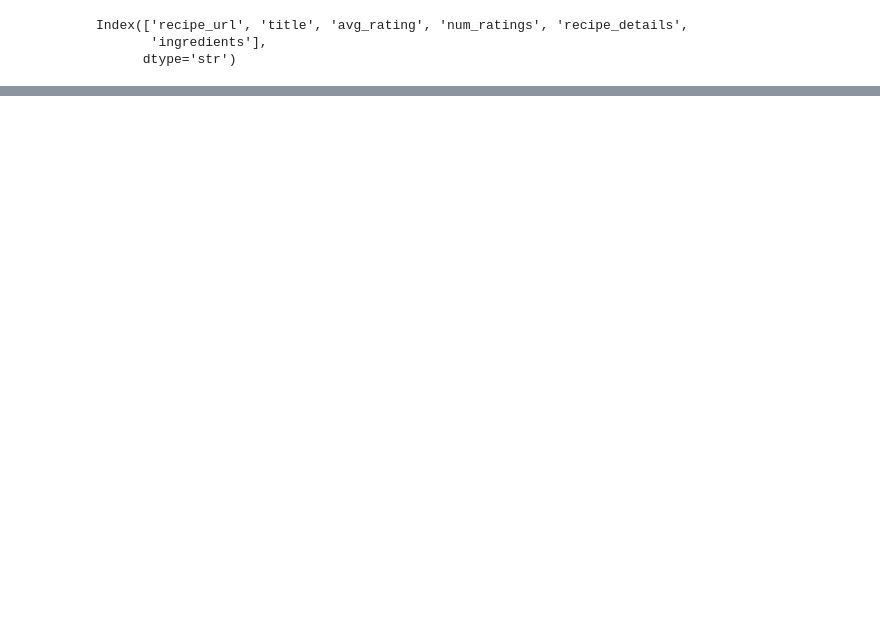
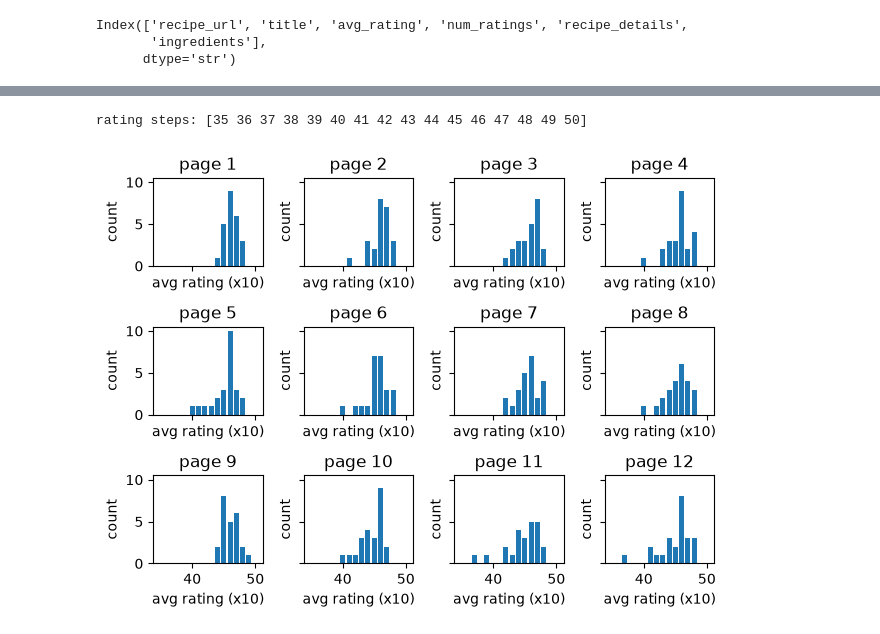
Before and after one commit to JayWearsSocks/your-average-cookie, a Jupyter notebook: cookie.ipynb, the cells around one changed output, grey strips where cells are left out. Cells and saved outputs as stored; diff of their text form; code cells hidden in the pictures; blank space fills up the shorter version.

```diff
--- a/cookie.ipynb
+++ b/cookie.ipynb
@@ -64,0 +144,31 @@ recipe_dataframe[recipe_dataframe["title"]=="Italian Cookies"]
+# %%
+fig, axes = plt.subplots(3, 4, sharex=True, sharey=True)
+rating_steps = np.arange(35, 51, 1)
+print(f'rating steps: {rating_steps}')
+
+for row in range(3):
+    for col in range(4):
+        page = 4*row + col + 1
+        page_ax = axes[row][col]
+
+        page_data = recipes_perpage[recipes_perpage["page"] == page]
+        page_ratings = page_data["avg_rating"].values
+
+        rating_counts = []
+        for r in rating_steps:
+            count = 0
+            for rating in page_ratings:
+                if int(rating*10) == r:
+                    count += 1
+            rating_counts.append(count)
+
+        page_ax.set_title(f'page {page}')
+        page_ax.set_xlabel('avg rating (x10)')
+        page_ax.set_ylabel('count')
+        page_ax.bar(x=rating_steps, height=rating_counts)
+
+
+fig.tight_layout()
+# %% [output]
+rating steps: [35 36 37 38 39 40 41 42 43 44 45 46 47 48 49 50]
+[figure, added]
```
Also changed, not shown: parts of 13 cells of this notebook, 1 other file.
